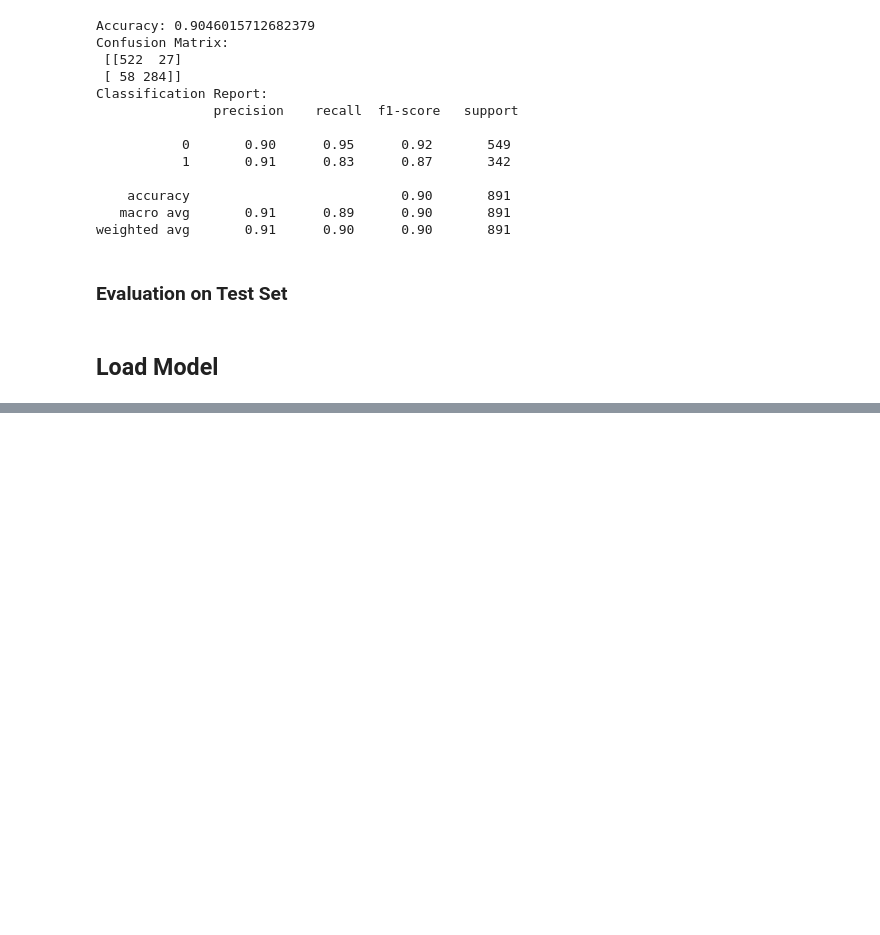
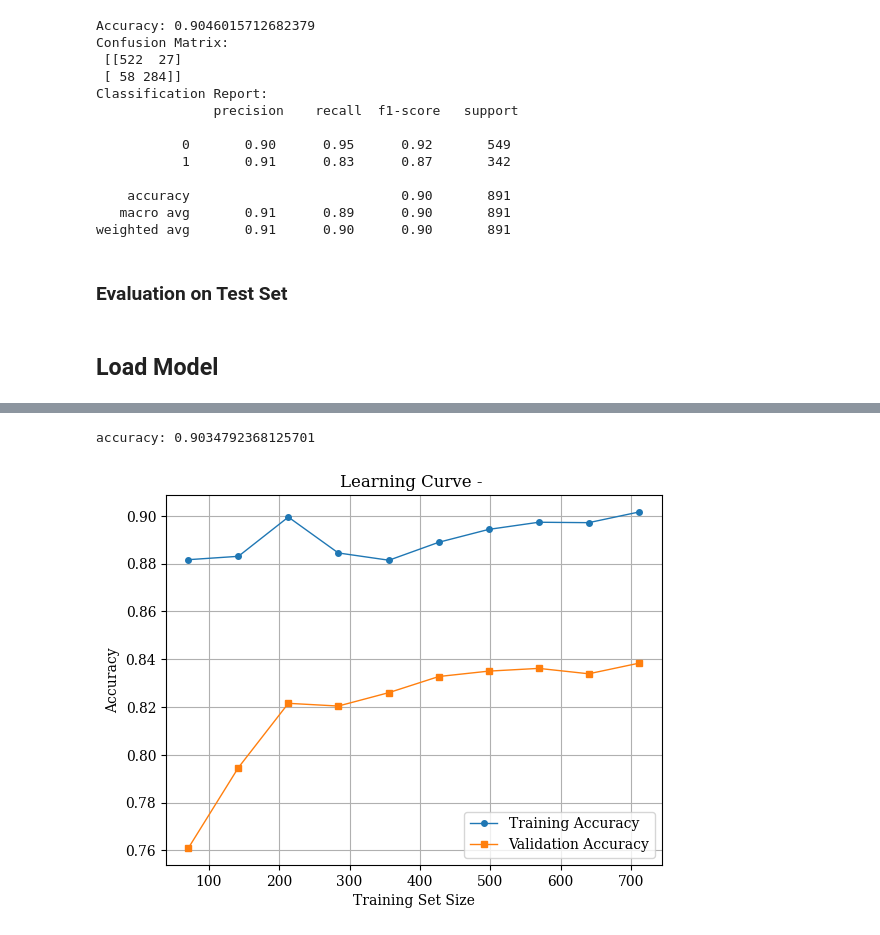
Before and after one commit to h-dashti/end-to-end-ml-projects, a Jupyter notebook: titanic-survival-prediction/ab-initio.ipynb, the cells around one changed output, grey strips where cells are left out. Cells and saved outputs as stored; diff of their text form; code cells hidden in the pictures; blank space fills up the shorter version.

```diff
--- a/titanic-survival-prediction/ab-initio.ipynb
+++ b/titanic-survival-prediction/ab-initio.ipynb
@@ -651,0 +684,13 @@ loaded_pipeline = joblib.load(path)
+# %%
+## rf
+model, pipeline = load_model("20250329_09-37-10", "rf_serach")
+
+df_original = pd.read_csv('data/train.csv')
+X = pipeline.transform(df_original)
+y = df_original['Survived']
+y_pred = model.predict(X)
+print(f"accuracy: {accuracy_score(y, y_pred)}")
+learning_cuvre_plot(model, X, y, ax=plt.gca(), title="")
+# %% [output]
+accuracy: 0.9034792368125701
+[figure, added]
```
Also changed, not shown: parts of 3 cells of this notebook, 1 other file.
